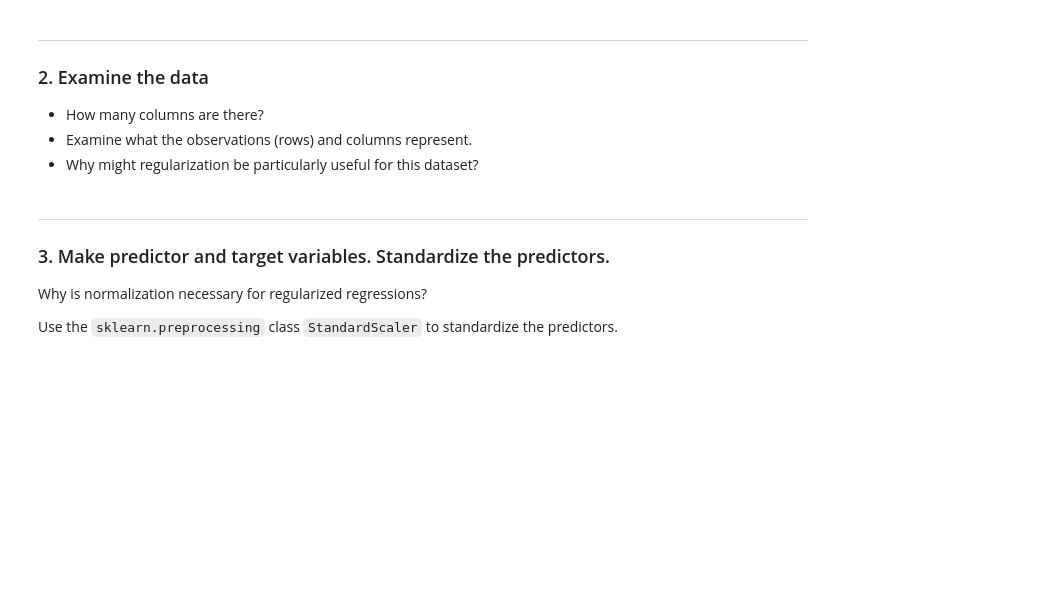
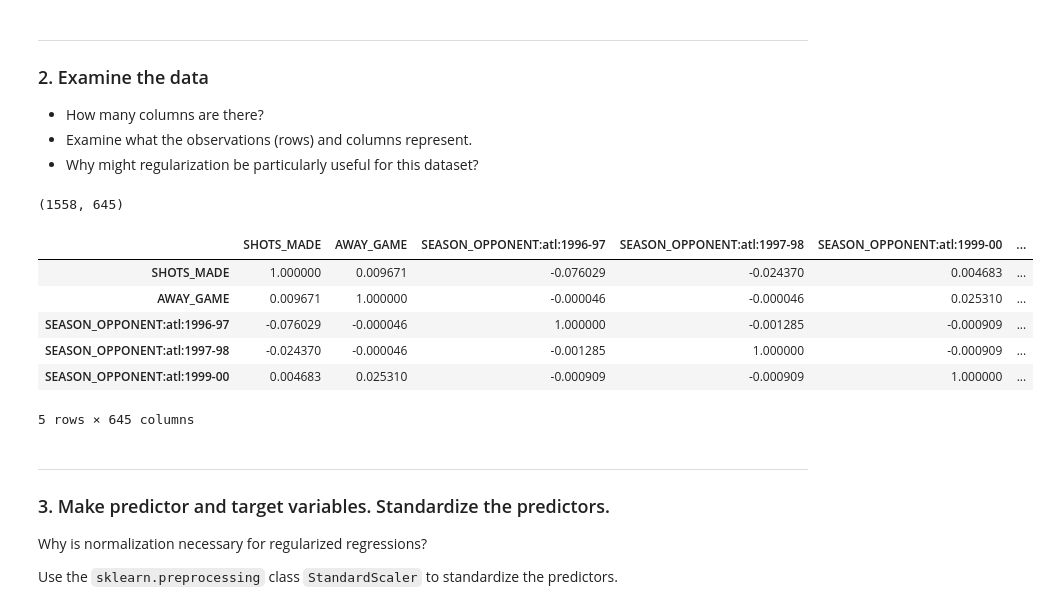
Before and after one commit to AbdullahMu/regularization, a Jupyter notebook: kobe-shots-made-regularisation-lab.ipynb, the cells around one changed output. Saved outputs shown, nothing was run; the diff lists cells and outputs as text; code cells hidden in the pictures; blank space fills up the shorter version.

```diff
--- a/kobe-shots-made-regularisation-lab.ipynb
+++ b/kobe-shots-made-regularisation-lab.ipynb
@@ -46,0 +45,6 @@ kobe = pd.read_csv('./datasets/kobe_superwide_games.csv')
+# %%
+# A:
+kobe.shape
+#645 columns that represent kobe stats in his career
+# %% [output]
+(1558, 645)
@@ -47,3 +56,13 @@ kobe = pd.read_csv('./datasets/kobe_superwide_games.csv')
+# %%
+kobe.corr().head()
+# %% [output]
+|  | SHOTS_MADE | AWAY_GAME | SEASON_OPPONENT:atl:1996-97 | SEASON_OPPONENT:atl:1997-98 | SEASON_OPPONENT:atl:1999-00 | ... |
+| SHOTS_MADE | 1.000000 | 0.009671 | -0.076029 | -0.024370 | 0.004683 | ... |
+| AWAY_GAME | 0.009671 | 1.000000 | -0.000046 | -0.000046 | 0.025310 | ... |
+| SEASON_OPPONENT:atl:1996-97 | -0.076029 | -0.000046 | 1.000000 | -0.001285 | -0.000909 | ... |
+| SEASON_OPPONENT:atl:1997-98 | -0.024370 | -0.000046 | -0.001285 | 1.000000 | -0.000909 | ... |
+| SEASON_OPPONENT:atl:1999-00 | 0.004683 | 0.025310 | -0.000909 | -0.000909 | 1.000000 | ... |
+5 rows × 645 columns
 # %% [markdown]
 ---
 
```
Also changed, not shown: parts of 35 cells of this notebook, 1 other file.
